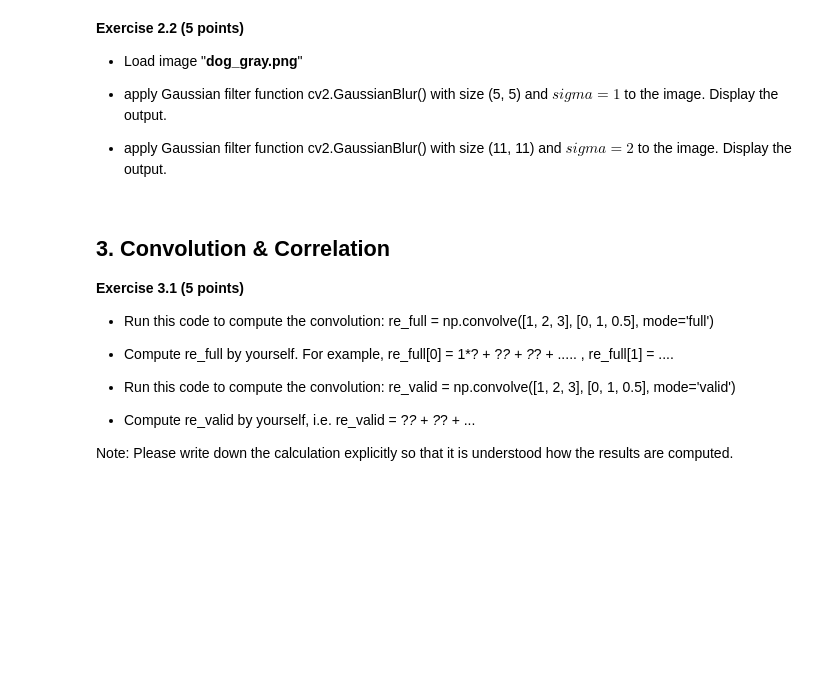
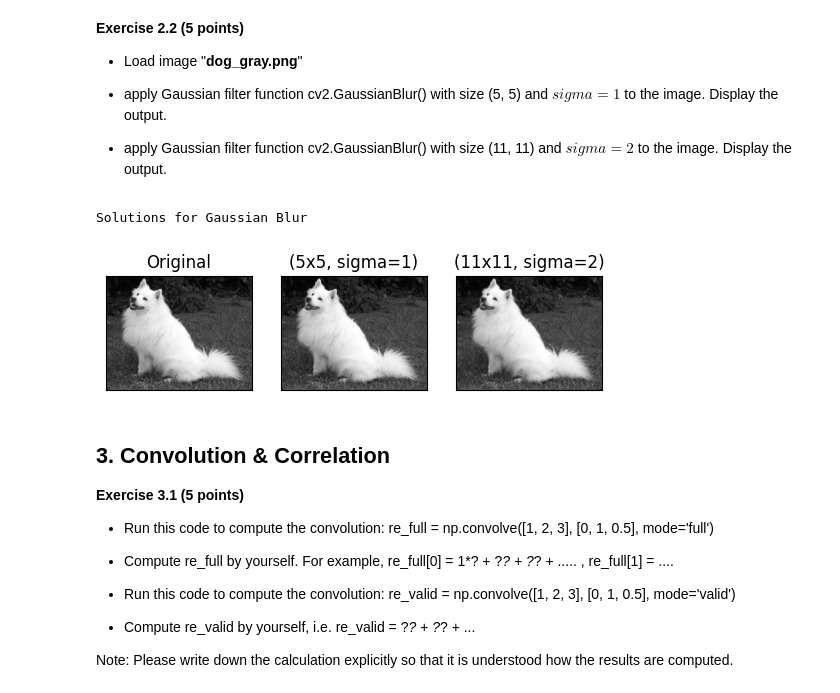
Before and after one commit to Ambos14/ComputerVision26, a Jupyter notebook: Praktikum 2/l3.ipynb, the cells around one changed output. Drawn from its saved outputs; the diff is of its cells as text; code cells hidden in the pictures; blank space fills up the shorter version.

Commit message:
Gaussian Blurr Finished

```diff
--- a/Praktikum 2/l3.ipynb
+++ b/Praktikum 2/l3.ipynb
@@ -165,7 +165,25 @@ Sum of OpenCV 11x11 kernel elements:  1.0000000000000004
 
 - apply Gaussian filter function cv2.GaussianBlur() with size (11, 11) and $sigma=2$ to the image. Display the output.
 # %%
-# solution
+img = cv2.imread('/content/ComputerVision26/Praktikum 2/dog_gray.png')
+assert img is not None, "file could not be read, check with os.path.exists()"
+
+# Apply Gaussian filter with size (5, 5) and sigma=1
+print("Solutions for Gaussian Blur")
+dst_5x5_s1 = cv2.GaussianBlur(img, (5, 5), 1)
+plt.subplot(131),plt.imshow(img),plt.title('Original')
+plt.xticks([]), plt.yticks([])
+plt.subplot(132),plt.imshow(dst_5x5_s1),plt.title('(5x5, sigma=1)')
+plt.xticks([]), plt.yticks([])
+
+# Apply Gaussian filter with size (11, 11) and sigma=2
+dst_11x11_s2 = cv2.GaussianBlur(img, (11, 11), 2)
+plt.subplot(133),plt.imshow(dst_11x11_s2),plt.title('(11x11, sigma=2)')
+plt.xticks([]), plt.yticks([])
+plt.show()
+# %% [output]
+Solutions for Gaussian Blur
+[figure, added]
 # %% [markdown]
 ## 3. Convolution & Correlation
 
```
Also changed, not shown: parts of 1 cell of this notebook.
